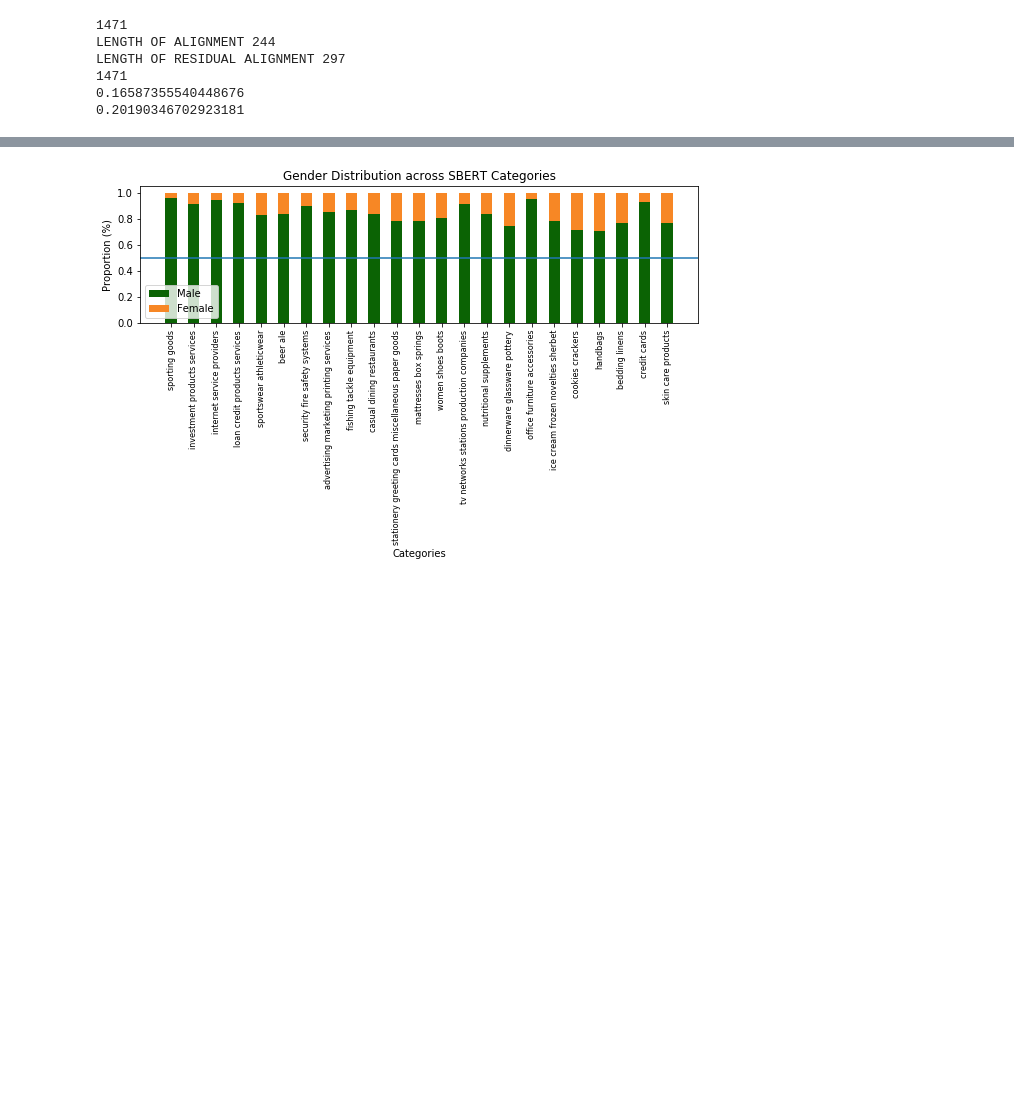
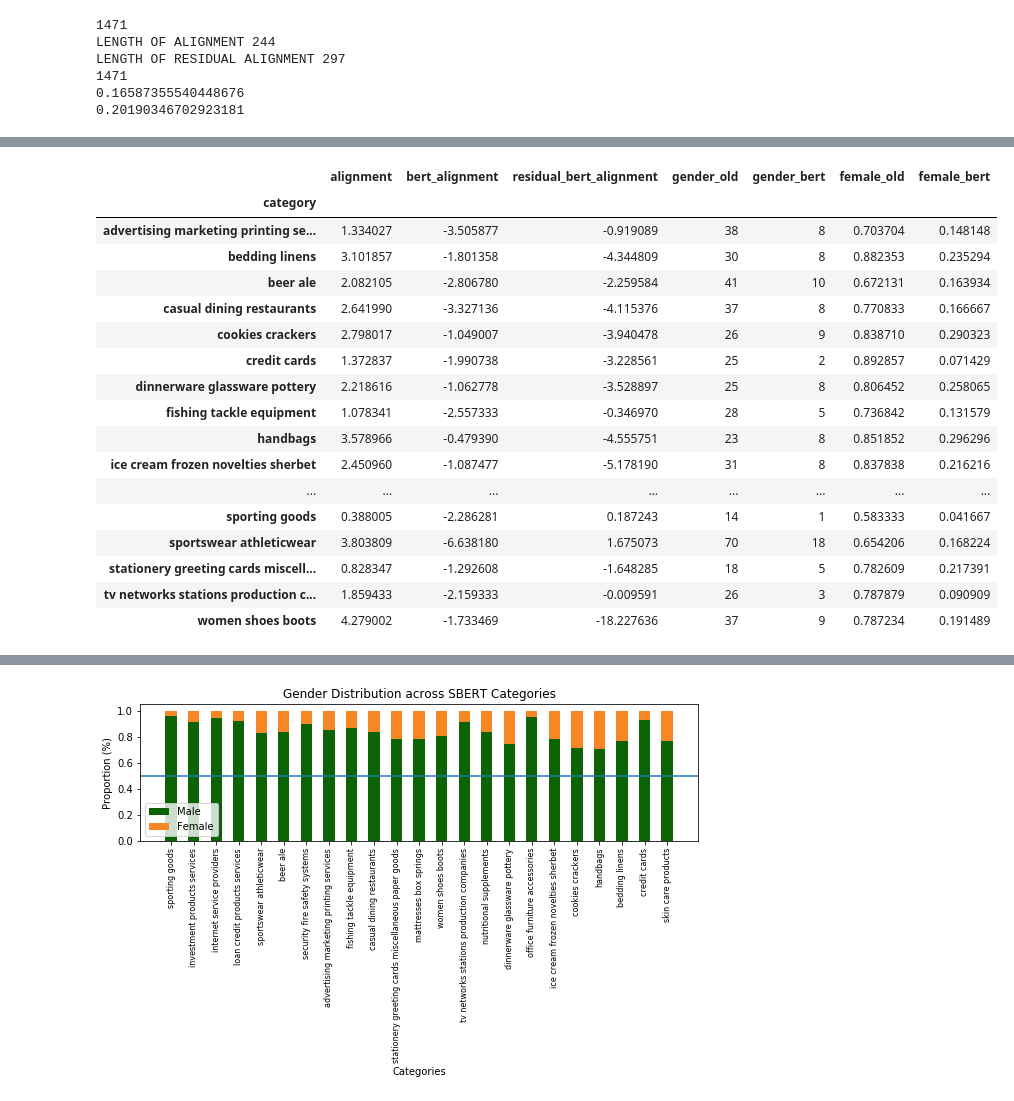
Before and after one commit to jaikaggarwal/BrandGenderPrediction, a Jupyter notebook: Code/SBERT Analysis.ipynb, the cells around one changed output, grey strips where cells are left out. Cells and saved outputs as stored; diff of their text form; code cells hidden in the pictures; blank space fills up the shorter version.

```diff
--- a/Code/SBERT Analysis.ipynb
+++ b/Code/SBERT Analysis.ipynb
@@ -201,3 +202,24 @@ See the caveats in the documentation: http://pandas.pydata.org/pandas-docs/stabl
+# %%
+category_counts
+# %% [output]
+|  | alignment | bert_alignment | residual_bert_alignment | gender_old | gender_bert | female_old | female_bert |
+| category |  |  |  |  |  |  |  |
+| advertising marketing printing se... | 1.334027 | -3.505877 | -0.919089 | 38 | 8 | 0.703704 | 0.148148 |
+| bedding linens | 3.101857 | -1.801358 | -4.344809 | 30 | 8 | 0.882353 | 0.235294 |
+| beer ale | 2.082105 | -2.806780 | -2.259584 | 41 | 10 | 0.672131 | 0.163934 |
+| casual dining restaurants | 2.641990 | -3.327136 | -4.115376 | 37 | 8 | 0.770833 | 0.166667 |
+| cookies crackers | 2.798017 | -1.049007 | -3.940478 | 26 | 9 | 0.838710 | 0.290323 |
+| credit cards | 1.372837 | -1.990738 | -3.228561 | 25 | 2 | 0.892857 | 0.071429 |
+| dinnerware glassware pottery | 2.218616 | -1.062778 | -3.528897 | 25 | 8 | 0.806452 | 0.258065 |
+| fishing tackle equipment | 1.078341 | -2.557333 | -0.346970 | 28 | 5 | 0.736842 | 0.131579 |
+| handbags | 3.578966 | -0.479390 | -4.555751 | 23 | 8 | 0.851852 | 0.296296 |
+| ice cream frozen novelties sherbet | 2.450960 | -1.087477 | -5.178190 | 31 | 8 | 0.837838 | 0.216216 |
+| ... | ... | ... | ... | ... | ... | ... | ... |
+| sporting goods | 0.388005 | -2.286281 | 0.187243 | 14 | 1 | 0.583333 | 0.041667 |
+| sportswear athleticwear | 3.803809 | -6.638180 | 1.675073 | 70 | 18 | 0.654206 | 0.168224 |
+| stationery greeting cards miscell... | 0.828347 | -1.292608 | -1.648285 | 18 | 5 | 0.782609 | 0.217391 |
+| tv networks stations production c... | 1.859433 | -2.159333 | -0.009591 | 26 | 3 | 0.787879 | 0.090909 |
+| women shoes boots | 4.279002 | -1.733469 | -18.227636 | 37 | 9 | 0.787234 | 0.191489 |
 # %%
 old_order = category_counts.sort_values(by='female_old')
 cat_ind = old_order.index
```
Also changed, not shown: parts of 9 cells of this notebook, 35 other files.
